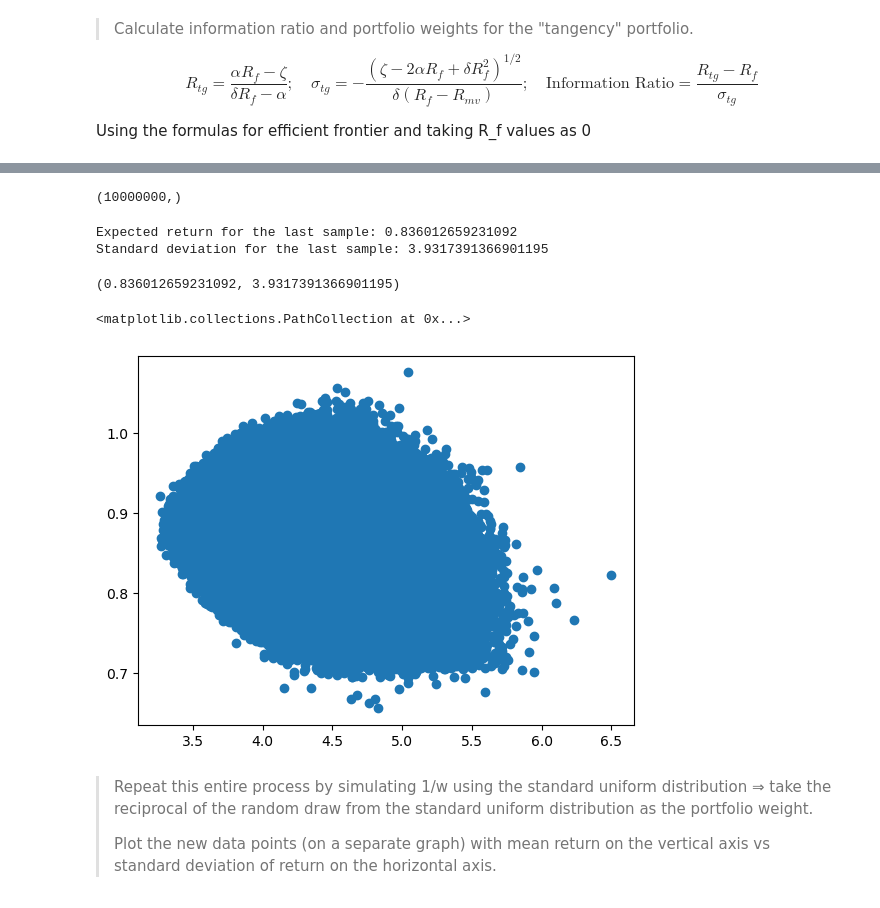
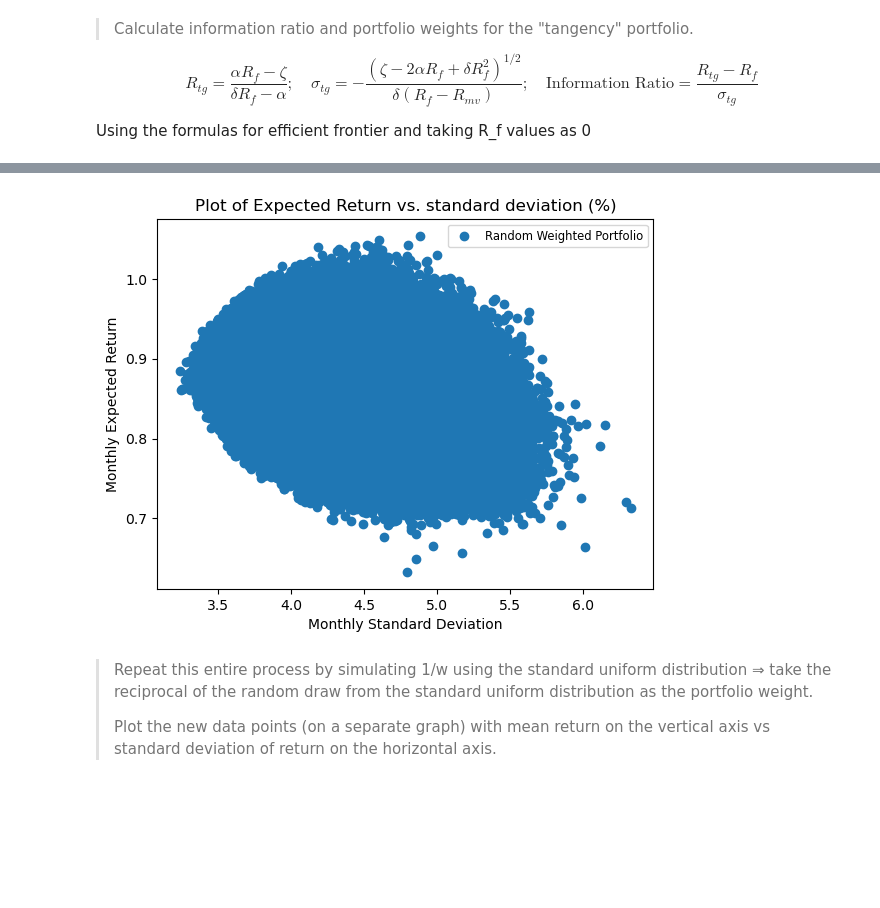
Before and after one commit to changjulian17/mqf_practice, a Jupyter notebook: QF600_Asset_Pricing/Homework_4/Efficient_Frontier_Revisited.ipynb, the cells around one changed output, grey strips where cells are left out. Cells and saved outputs as stored; diff of their text form; code cells hidden in the pictures; blank space fills up the shorter version.

```diff
--- a/QF600_Asset_Pricing/Homework_4/Efficient_Frontier_Revisited.ipynb
+++ b/QF600_Asset_Pricing/Homework_4/Efficient_Frontier_Revisited.ipynb
@@ -210,31 +165,23 @@ sig_i = np.sqrt(np.sum(w @ V_mvf * w, axis=1))  # Standard deviations
-# %%
-sig_i.shape
-# %% [output]
-(10000000,)
-# %%
-last_index = -1  # This refers to the last element
-
-# Expected return for the last element
-R_i_last = w[last_index] @ R_mvf
-
-# Standard deviation for the last element
-sig_i_last = np.sqrt(w[last_index] @ V_mvf @ w[last_index].T)
-
-# Output the results for the last element
-print(f"Expected return for the last sample: {R_i_last}")
-print(f"Standard deviation for the last sample: {sig_i_last}")
-# %% [output]
-Expected return for the last sample: 0.836012659231092
-Standard deviation for the last sample: 3.9317391366901195
-# %%
-R_i[-1], sig_i[-1]
-# %% [output]
-(0.836012659231092, 3.9317391366901195)
-# %%
-plt.scatter(sig_i,R_i);
-# %% [output]
-<matplotlib.collections.PathCollection at 0x...>
-[figure, removed]
+# %%
+num_samples = 10**7
+random_weights = np.random.rand(num_samples, 10)  # 10 random weights for each sample
+w = random_weights / random_weights.sum(axis=1, keepdims=True)  # Normalize
+
+# Calculate mean returns and covariance to obtain standard deviation for all samples
+R_mvf = df_industries.mean().values
+V_mvf = df_industries.cov().values
+R_i = w @ R_mvf                                 # Expected returns
+sig_i = np.sqrt(np.sum(w @ V_mvf * w, axis=1))  # Standard deviations
+
+# Plot results
+plt.xlabel("Monthly Standard Deviation")
+plt.ylabel("Monthly Expected Return")
+plt.title("Plot of Expected Return vs. standard deviation (%)")
+plt.scatter(sig_i,R_i, label="Random Weighted Portfolio")
+plt.legend(loc='upper right', fontsize='small')
+plt.show()
+# %% [output]
+[figure, added]
 # %% [markdown]
 
 > Repeat this entire process by simulating 1/w using the standard uniform distribution ⇒ take the reciprocal of the random draw from the standard uniform distribution as the portfolio weight.
```
Also changed, not shown: parts of 14 cells of this notebook, 1 other file.
